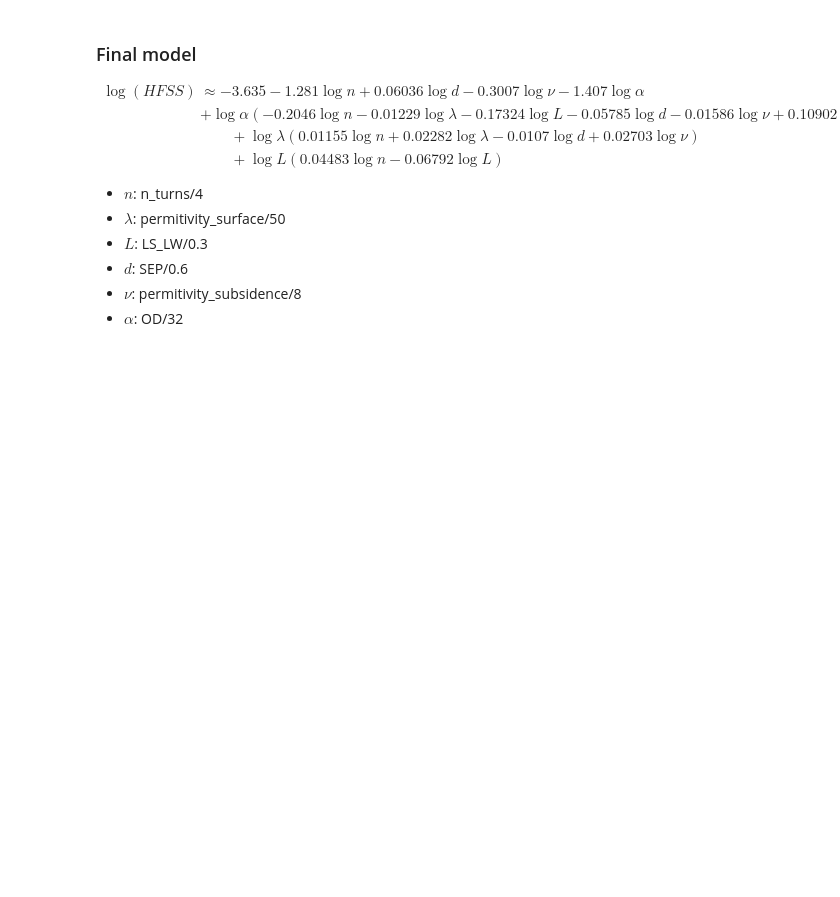
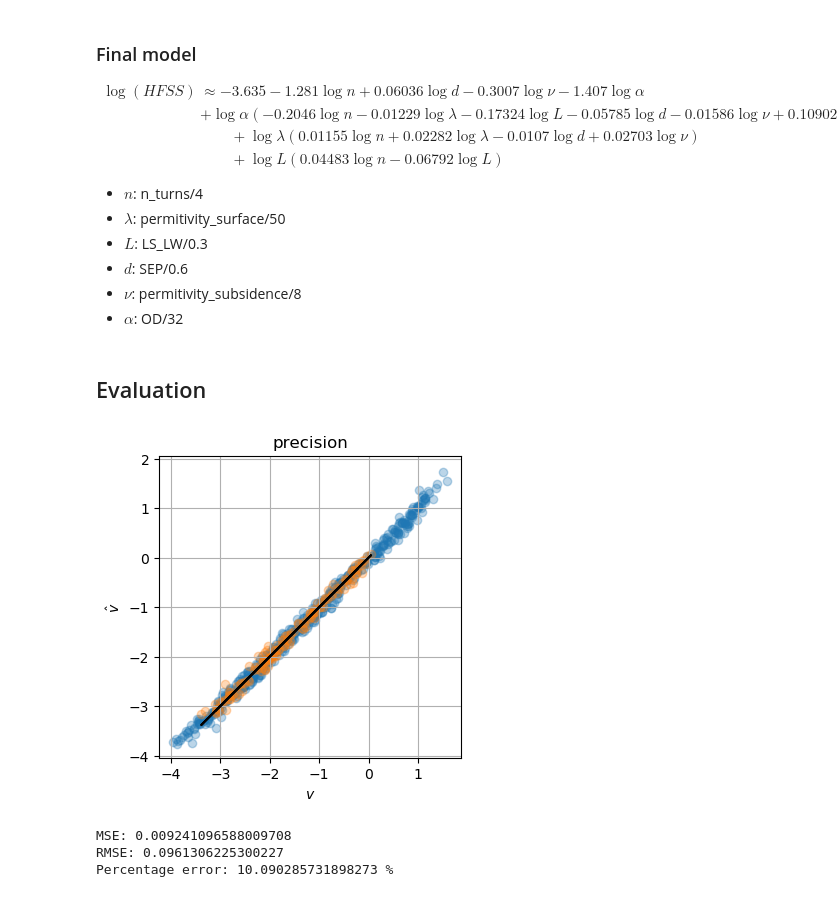
Before and after one commit to acsl-inha/HFSS-train, a Jupyter notebook: HFSS_train_log_prod_sparse.ipynb, the cells around one changed output. Saved outputs shown, nothing was run; the diff lists cells and outputs as text; code cells hidden in the pictures; blank space fills up the shorter version.

Commit message:
added evaluation results

```diff
--- a/HFSS_train_log_prod_sparse.ipynb
+++ b/HFSS_train_log_prod_sparse.ipynb
@@ -294,3 +294,5 @@ beta_opt_exp: [1.00000 1.01162 1.04586 1.00000 1.00000 0.81497 1.02308 1.00000 0
 - $d$: SEP/0.6
 - $\nu$: permitivity_subsidence/8
 - $\alpha$: OD/32
+# %% [markdown]
+## Evaluation
@@ -296,0 +317,40 @@ beta_opt_exp: [1.00000 1.01162 1.04586 1.00000 1.00000 0.81497 1.02308 1.00000 0
+# %%
+dat_x = data[:,:6]
+dat_x = dat_x/max_x
+dat_y = data[:,6]
+log_dat_x=np.log(dat_x)
+log_dat_y=np.log(dat_y)
+
+n_data = len(dat_y)
+
+add_feat = np.zeros((n_data,21))
+cnt = 0
+for i in range(6):
+    for j in range(i,6):
+        add_feat[:,cnt] = log_dat_x[:,i]*log_dat_x[:,j]
+        cnt = cnt + 1
+x_test = np.hstack( ( np.ones((n_data,1)), log_dat_x, add_feat ) )
+y_test = log_dat_y
+# %%
+y_pred_test = x_test.dot(theta_opt)
+mse_test = np.linalg.norm(y_test - y_pred_test)**2/n_data
+
+plt.figure(dpi=100)
+plt.scatter(y_train, y_pred, alpha=0.3)
+plt.scatter(y_test, y_pred_test, alpha=0.3)
+plt.plot(y_test,y_test,'k-')
+plt.xlabel(r'$v$')
+plt.ylabel(r'$\hat{v}$')
+plt.axis('square')
+plt.title('precision')
+plt.grid()
+plt.show()
+
+print('MSE:',mse_test)
+print('RMSE:', np.sqrt(mse_test))
+print('Percentage error:', (np.exp(np.sqrt(mse_test))-1)*100,'%')
+# %% [output]
+[figure, added]
+MSE: 0.009241096588009708
+RMSE: 0.0961306225300227
+Percentage error: 10.090285731898273 %
```
Also changed, not shown: parts of 1 cell of this notebook.
